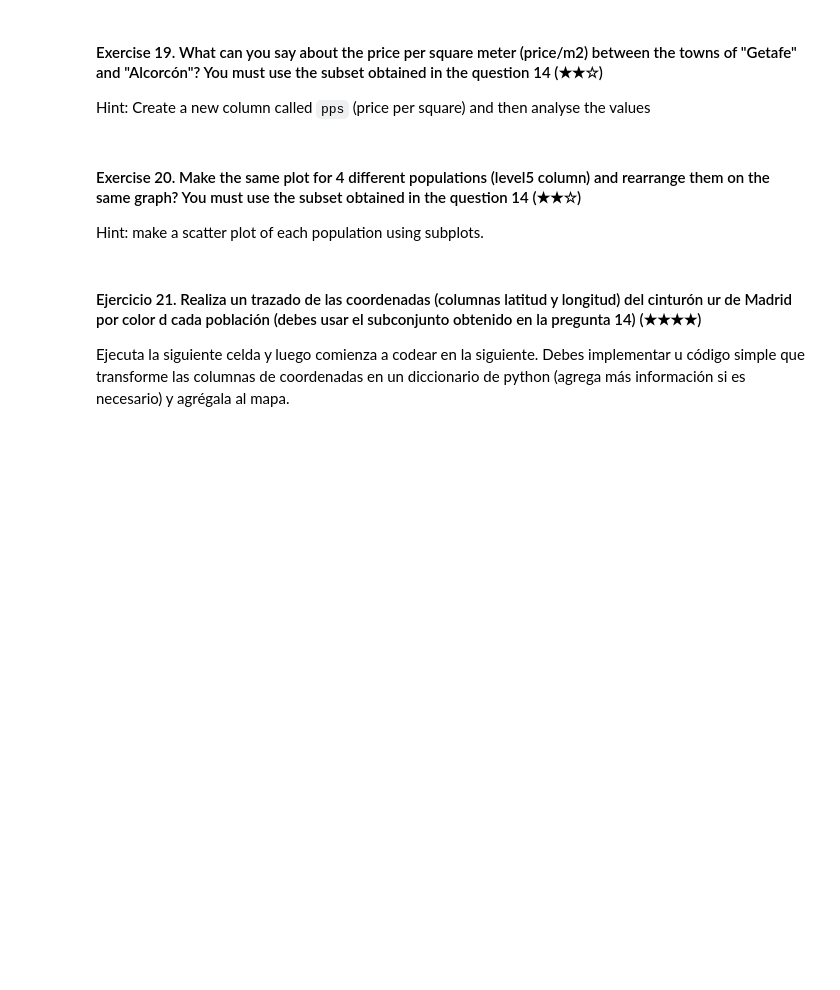
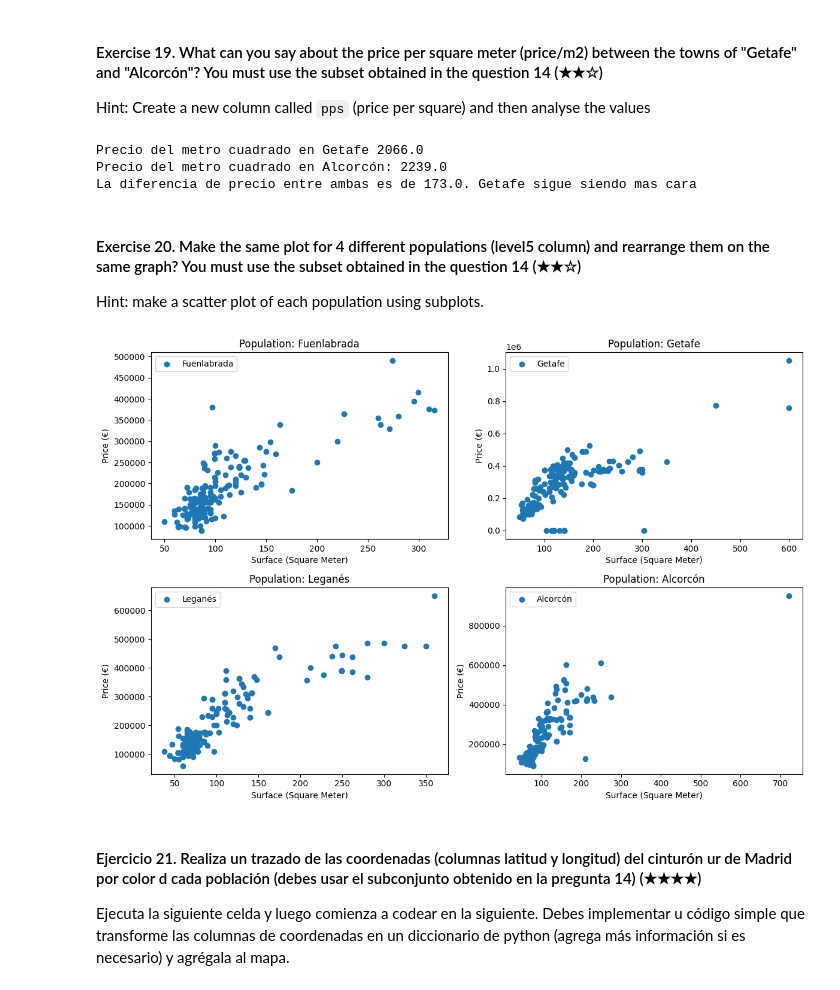
Before and after one commit to Angel-HR00/DataCleanUp-excercise, a Jupyter notebook: project.es.ipynb, the cells around one changed output. Drawn from its saved outputs; the diff is of its cells as text; code cells hidden in the pictures; blank space fills up the shorter version.

```diff
--- a/project.es.ipynb
+++ b/project.es.ipynb
@@ -418,12 +433,52 @@ Hint: You can help yourself reviewing the multihist demo of Matplotlib
 
 Hint: Create a new column called `pps` (price per square) and then analyse the values
 # %%
-# TODO
+# Create the new column called 'pps' that will contain the value of the square meter
+ds['pps'] = ds['price']/ds['surface']
+
+# Defines the 'level5' column of the two municipalities
+GetPrice = cs[cs["level5"] == "Getafe"]
+AlcPrice = cs[cs["level5"] == "Alcorcón"]
+
+# Define and find the mean inside the new 'pps' column
+mean_getafe = GetPrice['pps'].mean()
+mean_alcorcon = AlcPrice['pps'].mean()
+
+# Print values and analyze
+print("Precio del metro cuadrado en Getafe", mean_getafe.round())
+print("Precio del metro cuadrado en Alcorcón:", mean_alcorcon.round())
+print(f"La diferencia de precio entre ambas es de {mean_alcorcon.round() - mean_getafe.round()}. Getafe sigue siendo mas cara")
+# %% [output]
+Precio del metro cuadrado en Getafe 2066.0
+Precio del metro cuadrado en Alcorcón: 2239.0
+La diferencia de precio entre ambas es de 173.0. Getafe sigue siendo mas cara
 # %% [markdown]
 #### Exercise 20. Make the same plot for 4 different populations (level5 column) and rearrange them on the same graph? You must use the subset obtained in the question 14 (★★☆)
 Hint: make a scatter plot of each population using subplots.
 # %%
-# TODO
+fig, axes = plt.subplots(2, 2, figsize=(12, 8))
+fig.subplots_adjust(hspace=0.4)
+
+for i, population in enumerate(cinturon_sur):
+    row = i // 2
+    col = i % 2
+
+    subset_population = ds[ds['level5'] == population]
+
+    # Create a scatter plot on each subplot
+    axes[row, col].scatter(subset_population['surface'], subset_population['price'], label=population)
+
+    axes[row, col].set_xlabel('Surface (Square Meter)')
+    axes[row, col].set_ylabel('Price (€)')
+    axes[row, col].set_title(f'Population: {population}')
+
+    # Shows the legend in the current subplot
+    axes[row, col].legend()
+
+plt.tight_layout()
+plt.show()
+# %% [output]
+[figure, added]
 # %% [markdown]
 #### Ejercicio 21. Realiza un trazado de las coordenadas (columnas latitud y longitud) del cinturón ur de Madrid por color d cada población (debes usar el subconjunto obtenido en la pregunta 14) (★★★★)
 
```
Also changed, not shown: parts of 3 cells of this notebook.
